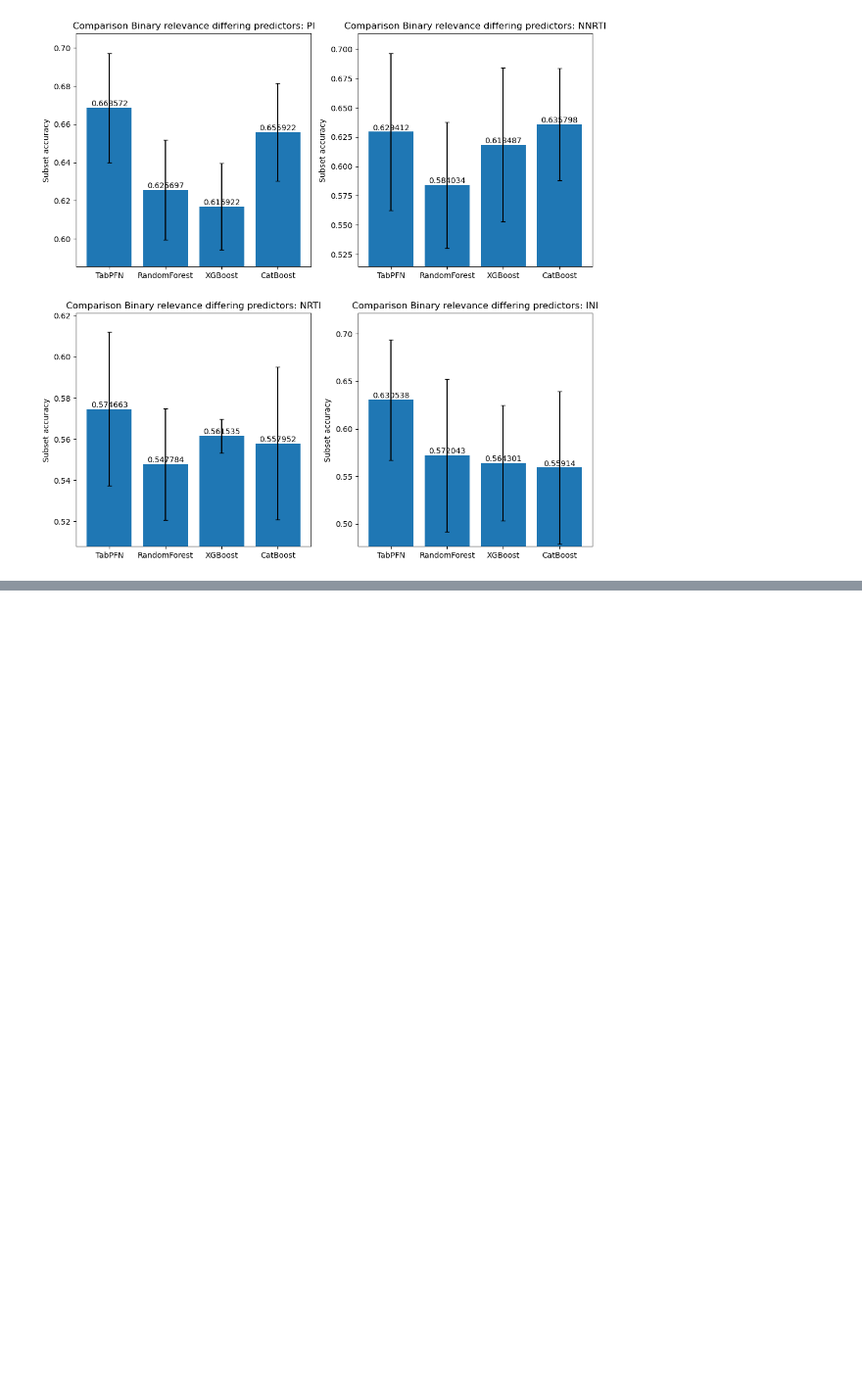
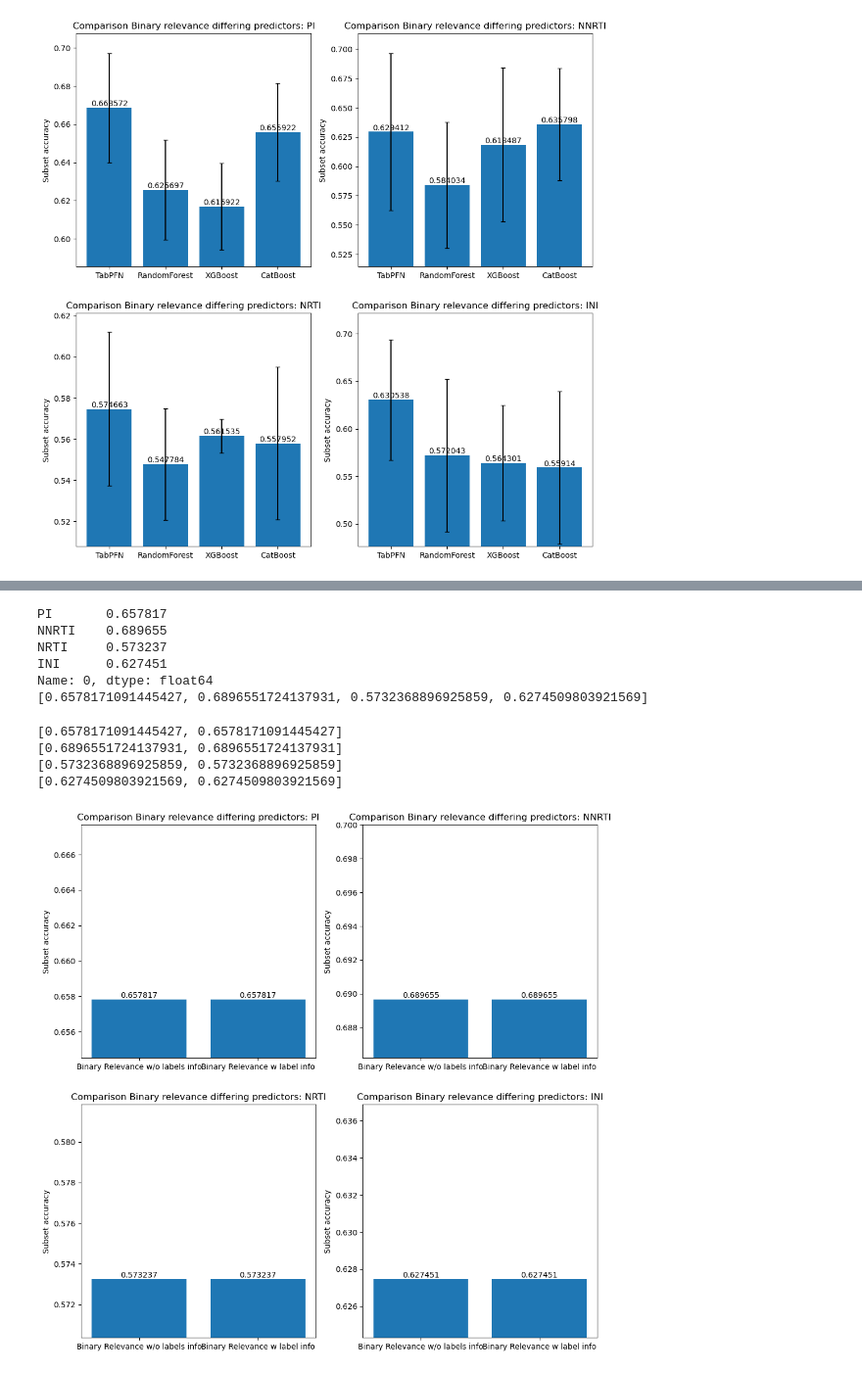
Before and after one commit to FloAvis/Masterthesis_TabPFN_HIV, a Jupyter notebook: statistics/Binary_relevance_statistics.ipynb, the cells around one changed output, grey strips where cells are left out. Shown at 98% size. Drawn from its saved outputs; the diff is of its cells as text; code cells hidden in the pictures; blank space fills up the shorter version.

Commit message:
New binary predictions using all labels in the multilabel_predictions.py file

```diff
--- a/statistics/Binary_relevance_statistics.ipynb
+++ b/statistics/Binary_relevance_statistics.ipynb
@@ -26,13 +27,13 @@ filepath_list = [pi_results_filepath, nnrti_results_filepath, nrti_results_filep
 
 #setting filepaths the datasets
 
-pi_results_filepath_ml = "../prediction_results/PI_results"
+pi_results_filepath_ml = "../prediction_results/PI_results/"
 
-nnrti_results_filepath_ml = "../prediction_results/NNRTI_results"
+nnrti_results_filepath_ml = "../prediction_results/NNRTI_results/"
 
-nrti_results_filepath_ml = "../prediction_results/NRTI_results"
+nrti_results_filepath_ml = "../prediction_results/NRTI_results/"
 
-ini_results_filepath_ml = "../prediction_results/INI_results"
+ini_results_filepath_ml = "../prediction_results/INI_results/"
 
 
 
@@ -216,26 +228,50 @@ Index: []
+# %%
+path = filepath_list_ml[3]
+
+sub_accs_new = df_sub_accs.loc[0,:]
+
+print(sub_accs_new)
+print(list(sub_accs_new))
+# %% [output]
+PI       0.657817
+NNRTI    0.689655
+NRTI     0.573237
+INI      0.627451
+Name: 0, dtype: float64
+[0.6578171091445427, 0.6896551724137931, 0.5732368896925859, 0.6274509803921569]
 # %%
-models_w_TabPFN = ["TabPFN", "RandomForest", "XGBoost", "CatBoost"]
+models_ml = ["BR w/o labels info", "BR w label info"]
+
+
+targets = ["PI", "NNRTI", "NRTI", "INI"]
 
 fig, axs = plt.subplots(2, 2, figsize=(12, 12))
 
 axs = axs.flatten()
 
-for i, drug in enumerate(df_sub_accs.columns.values.tolist()):
+for i, target in enumerate(targets):
 
-    print(axs[i])
-    print(i)
+    y = [sub_accs_new[target], sub_accs_old[i]]
 
-    p = axs[i].bar(models_w_TabPFN, df_sub_accs[drug])
+    print(y)
+
+    p = axs[i].bar(models_ml, y)
 
     axs[i].bar_label(p, label_type="edge")
 
     #axs[i].set_xticks(x)
     #axs[i].set_xticklabels(target_ml["Drug"])
     axs[i].set_ylabel('Subset accuracy')
-    axs[i].set_ylim(max(0, df_sub_accs[drug].min()* 0.995), min(1.0, df_sub_accs[drug].max()  * 1.015))
-    axs[i].set_title('Comparison Binary relevance differing predictors: ' + drug)
+    axs[i].set_ylim(max(0, min(y) * 0.995), min(1.0, max(y)  * 1.015))
+    axs[i].set_title('Comparison Binary relevance differing predictors: ' + target)
 
 
 
 
     #plt.savefig("../figures/" + filepath_ml.split("/")[-1].split("_")[0] + "_Multilabel_Comparison.png")
+# %% [output]
+[0.6578171091445427, 0.6578171091445427]
+[0.6896551724137931, 0.6896551724137931]
+[0.5732368896925859, 0.5732368896925859]
+[0.6274509803921569, 0.6274509803921569]
+[figure, added]
```
Also changed, not shown: parts of 3 cells of this notebook, 1 other file.
